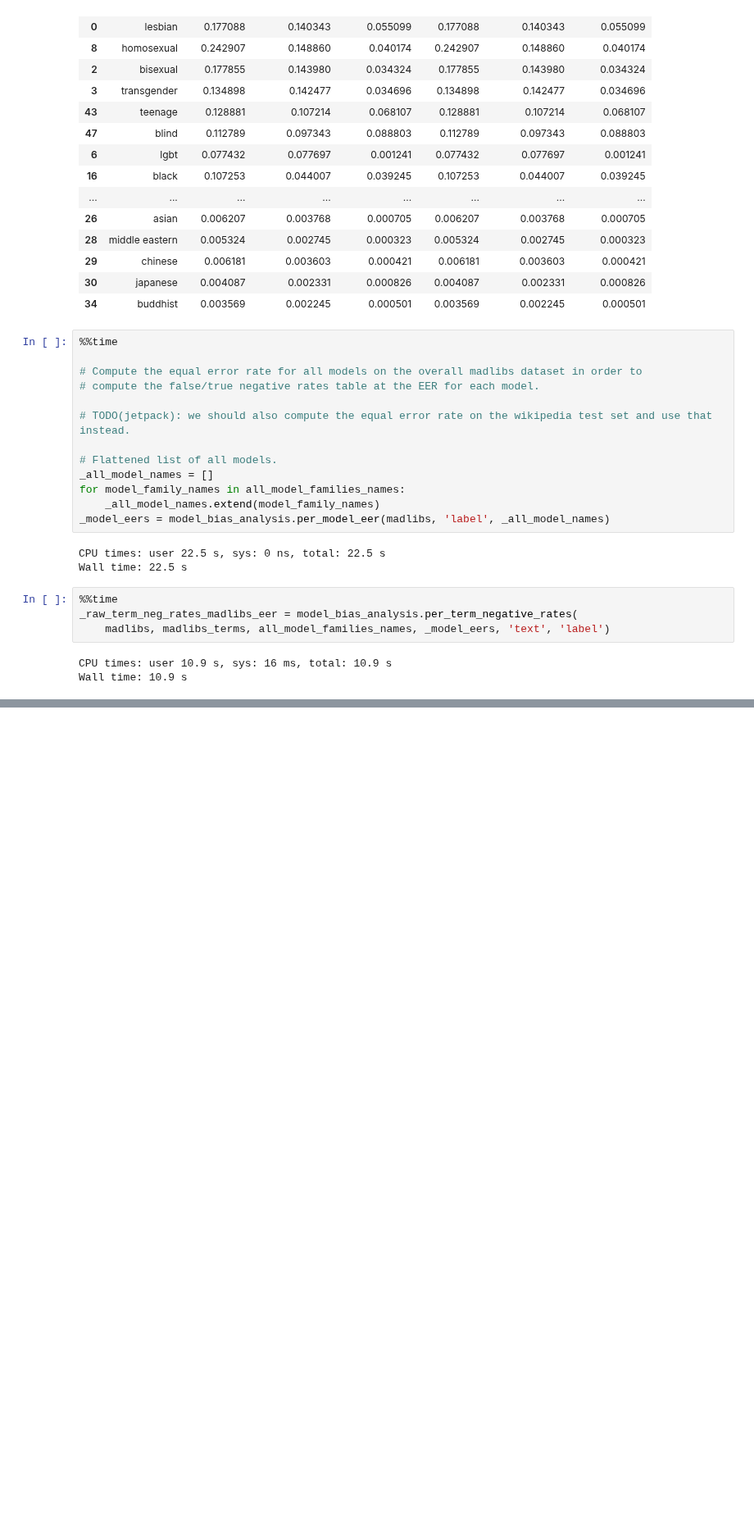
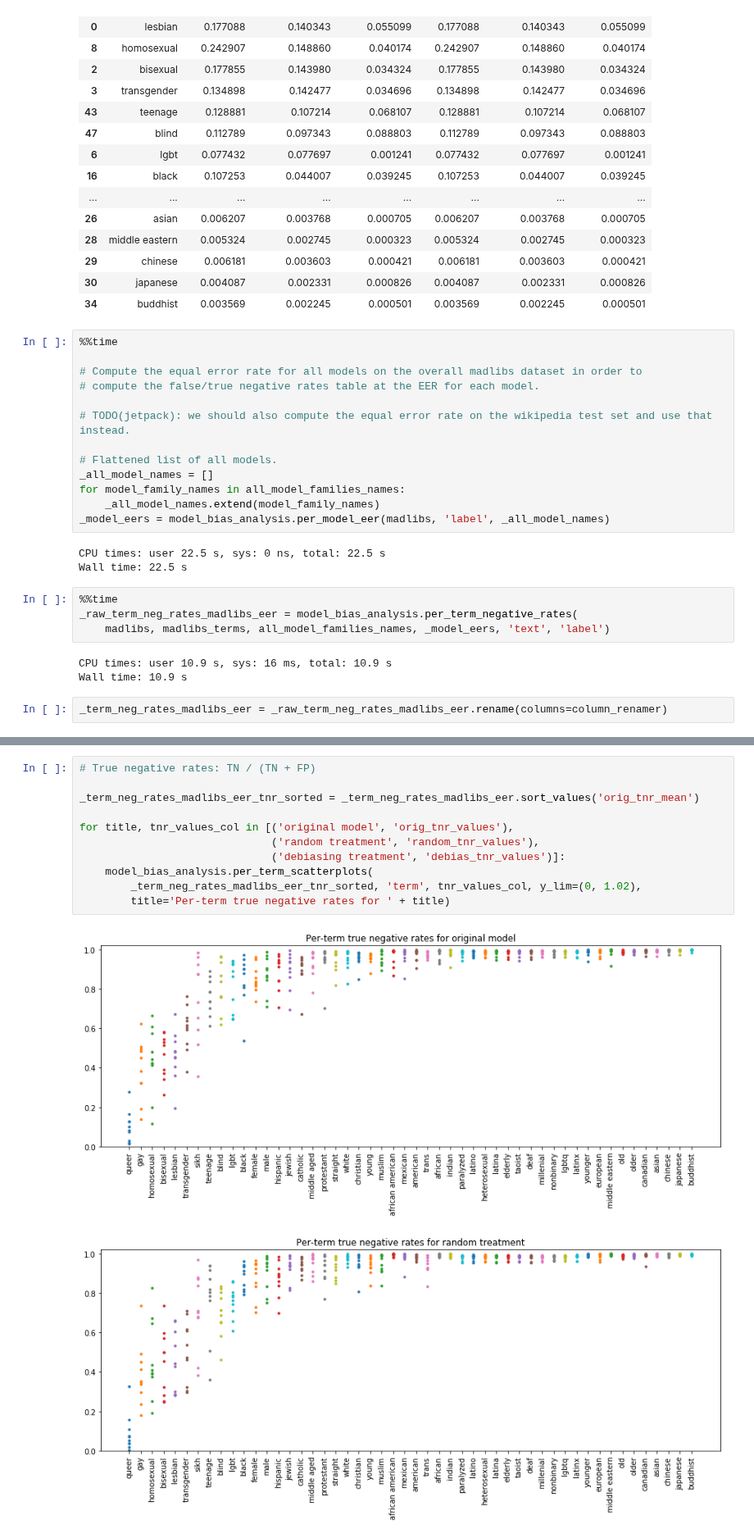
Before and after one commit to conversationai/unintended-ml-bias-analysis, a Jupyter notebook: src/Model bias analysis.ipynb, the cells around one changed output, grey strips where cells are left out. Shown at 82% size. Saved outputs shown, nothing was run; the diff lists cells and outputs as text; blank space fills up the shorter version.

```diff
--- a/src/Model bias analysis.ipynb
+++ b/src/Model bias analysis.ipynb
@@ -354,4 +356,6 @@ _raw_term_neg_rates_madlibs_eer = model_bias_analysis.per_term_negative_rates(
 # %% [output]
 CPU times: user 10.9 s, sys: 16 ms, total: 10.9 s
 Wall time: 10.9 s
+# %%
+_term_neg_rates_madlibs_eer = _raw_term_neg_rates_madlibs_eer.rename(columns=column_renamer)
 # %%
@@ -396,0 +401,14 @@ neg_table_stddevsg(_raw_term_neg_rates_madlibs_eer)
+# %%
+# True negative rates: TN / (TN + FP)
+
+_term_neg_rates_madlibs_eer_tnr_sorted = _term_neg_rates_madlibs_eer.sort_values('orig_tnr_mean')
+
+for title, tnr_values_col in [('original model', 'orig_tnr_values'),
+                              ('random treatment', 'random_tnr_values'),
+                              ('debiasing treatment', 'debias_tnr_values')]:
+    model_bias_analysis.per_term_scatterplots(
+        _term_neg_rates_madlibs_eer_tnr_sorted, 'term', tnr_values_col, y_lim=(0, 1.02),
+        title='Per-term true negative rates for ' + title)
+# %% [output]
+[figure, added]
+[figure, added]
```
Also changed, not shown: parts of 14 cells of this notebook, 1 other file.
